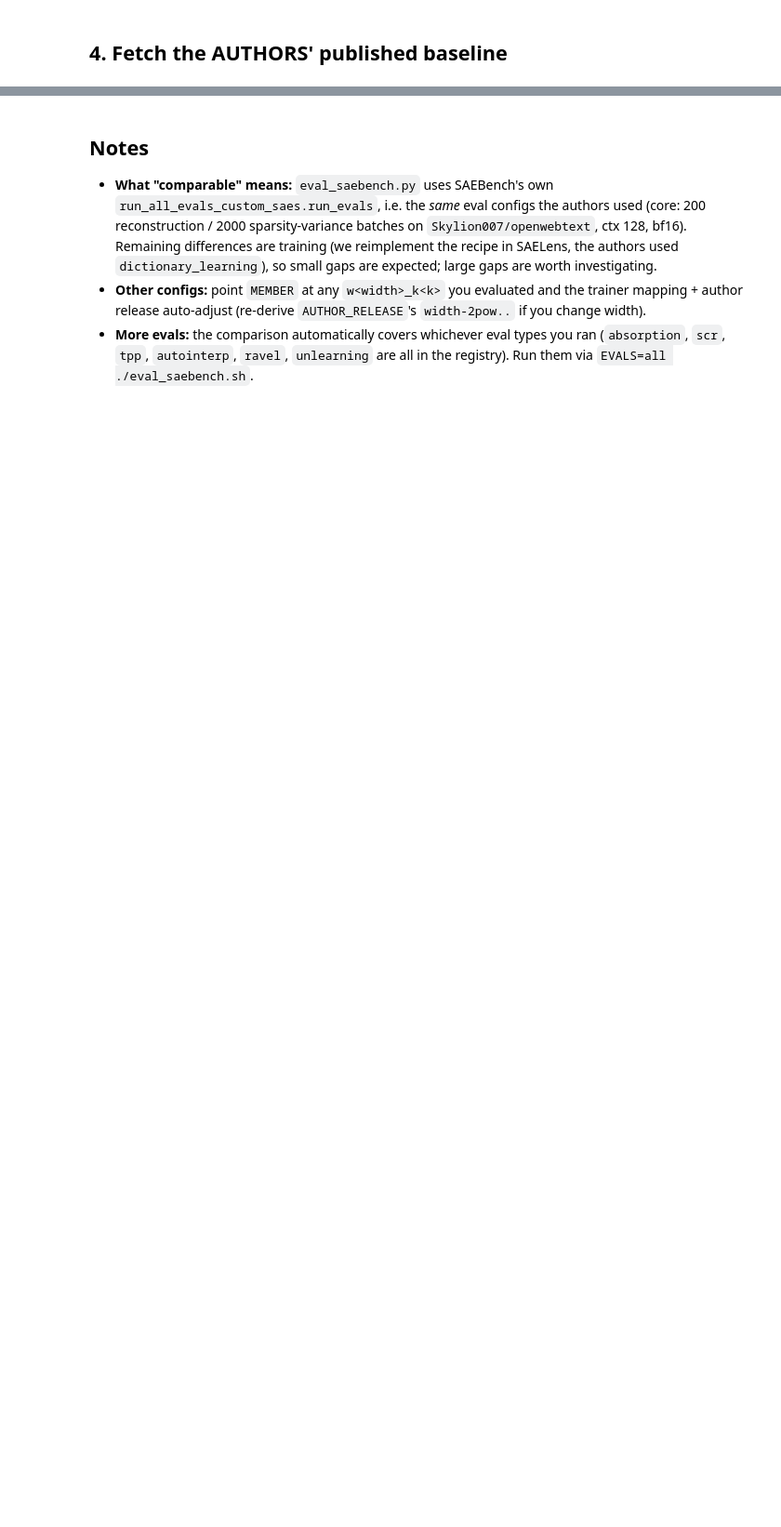
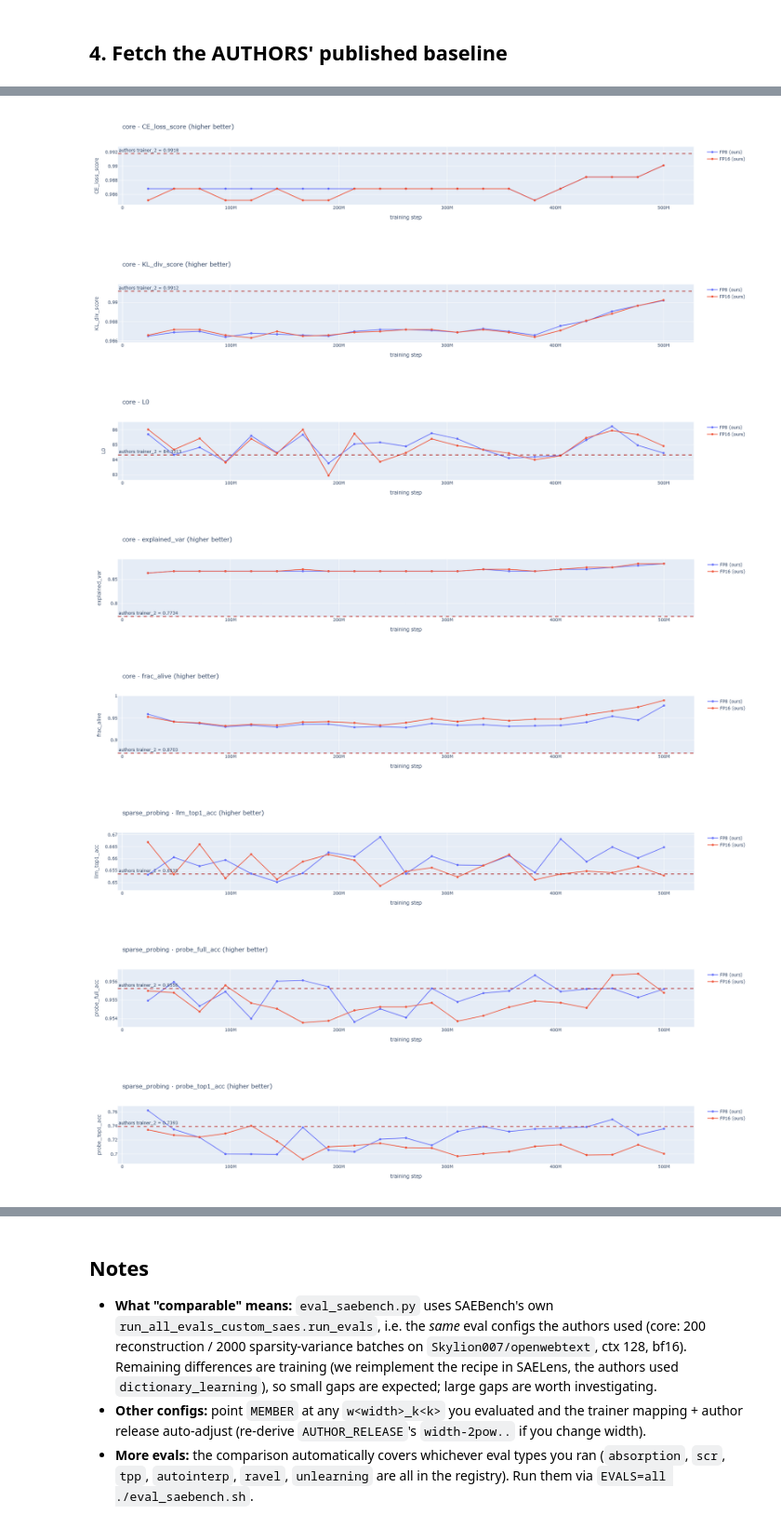
Before and after one commit to smerrill-amd/efficient_sae, a Jupyter notebook: notebooks/saebench_compare.ipynb, the cells around one changed output, grey strips where cells are left out. Shown at 93% size. Drawn from its saved outputs; the diff is of its cells as text; code cells hidden in the pictures; blank space fills up the shorter version.

```diff
--- a/notebooks/saebench_compare.ipynb
+++ b/notebooks/saebench_compare.ipynb
@@ -271,27 +387,46 @@ catches up to / matches the published baseline.
 # %%
-if len(steps) <= 1:
-    print(f"Only one checkpoint (step {final_step:,}) evaluated — re-run "
-          f"eval_saebench.sh with CHECKPOINTS=all to populate this section.\n"
-          f"(Requires a training run with intermediate checkpoints, e.g.\n"
-          f"   N_CHECKPOINTS=10 WIDTHS=65536 KS=80 ./train_saebench.sh )")
+max_ckpts = max(df["step"].nunique() for df in ours_by_prec.values())
+if max_ckpts <= 1:
+    print("Only one checkpoint per run evaluated — re-run eval_saebench.sh with "
+          "CHECKPOINTS=all to populate this section.\n"
+          "(Requires a training run WITH intermediate checkpoints, e.g.\n"
+          "   N_CHECKPOINTS=20 WIDTHS=65536 KS=80 ./train_saebench.sh\n"
+          " then CHECKPOINTS=all RUN_DIR=results/saebench_gemma_fp8 ./eval_saebench.sh )")
 else:
-    metrics = list(ours_long[["eval_type", "metric"]].drop_duplicates().itertuples(index=False))
+    # One trace per precision (FP8, FP16) + the authors' final value as a dashed line.
+    metrics = sorted(set().union(*[
+        set(df[["eval_type", "metric"]].itertuples(index=False, name=None))
+        for df in ours_by_prec.values()]))
     for eval_type, metric in metrics:
-        sub = (ours_long[(ours_long.eval_type == eval_type) & (ours_long.metric == metric)]
-               .dropna(subset=["value"]).sort_values("step"))
-        if sub.empty:
+        fig = go.Figure()
+        plotted = False
+        for label, df in ours_by_prec.items():
+            sub = (df[(df.eval_type == eval_type) & (df.metric == metric)]
+                   .dropna(subset=["value"]).sort_values("step"))
+            if sub.empty:
+                continue
+            fig.add_trace(go.Scatter(x=sub["step"], y=sub["value"],
+                                     mode="lines+markers", name=label))
+            plotted = True
+        if not plotted:
             continue
-        fig = go.Figure()
-        fig.add_trace(go.Scatter(x=sub["step"], y=sub["value"], mode="lines+markers",
-                                 name="ours"))
         auth_val = auth_idx.get((eval_type, metric)) if not authors.empty else None
         if auth_val is not None:
             fig.add_hline(y=auth_val, line_dash="dash", line_color="firebrick",
                           annotation_text=f"authors trainer_{trainer} = {auth_val:.4f}",
                           annotation_position="top left")
         hib = HIGHER_IS_BETTER.get(metric)
         better = {True: " (higher better)", False: " (lower better)"}.get(hib, "")
         fig.update_layout(title=f"{eval_type} · {metric}{better}",
-                          height=340, width=760,
+                          height=340, width=760, legend_title="",
                           xaxis_title="training step", yaxis_title=metric)
         fig.show()
+# %% [output]
+[figure, added]
+[figure, added]
+[figure, added]
+[figure, added]
+[figure, added]
+[figure, added]
+[figure, added]
+[figure, added]
```
Also changed, not shown: parts of 8 cells of this notebook, 2 other files.
